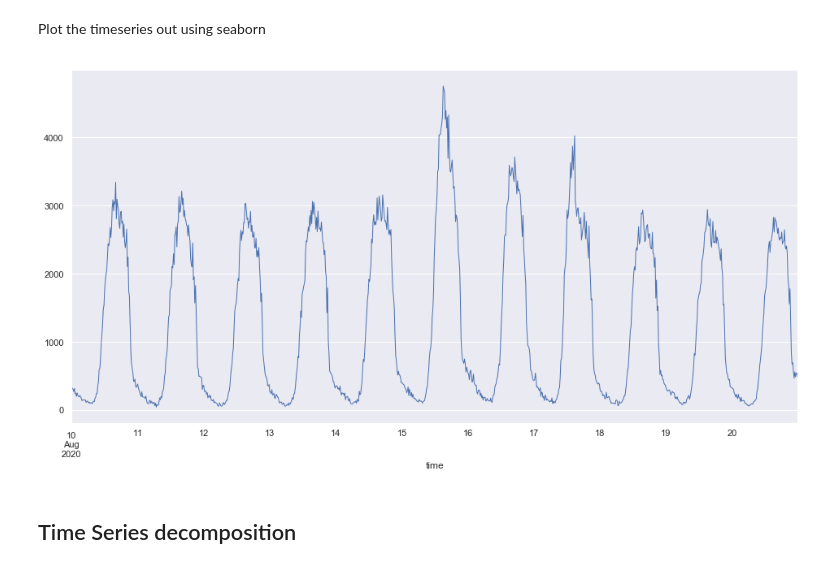
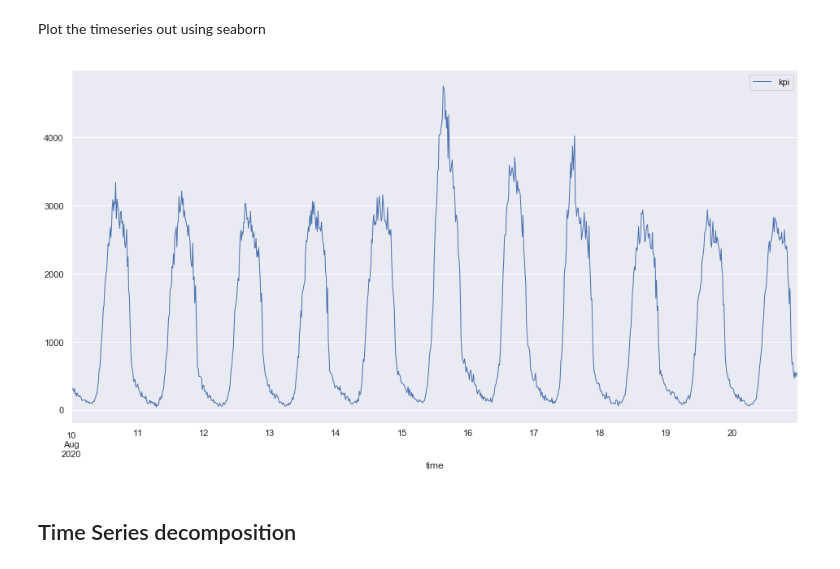
Before and after one commit to esziger/ADS_project, a Jupyter notebook: KPI_forecasting_esziger.ipynb, the cells around one changed output. Cells and saved outputs as stored; diff of their text form; code cells hidden in the pictures.

```diff
--- a/KPI_forecasting_esziger.ipynb
+++ b/KPI_forecasting_esziger.ipynb
@@ -110,0 +114,3 @@ df.head()
+# %%
+df = df.asfreq('15T')
+df.index
@@ -186,9 +188,9 @@ df.plot()
 # %% [markdown]
 Plot the timeseries out using seaborn
 # %%
-df['kpi'].plot(linewidth=1);
+df.plot(linewidth=1);
 # %% [output]
-[figure, old version]
+[figure, new version]
 # %% [markdown]
 ## Time Series decomposition
 # %% [markdown]
```
Also changed, not shown: parts of 94 cells of this notebook.
